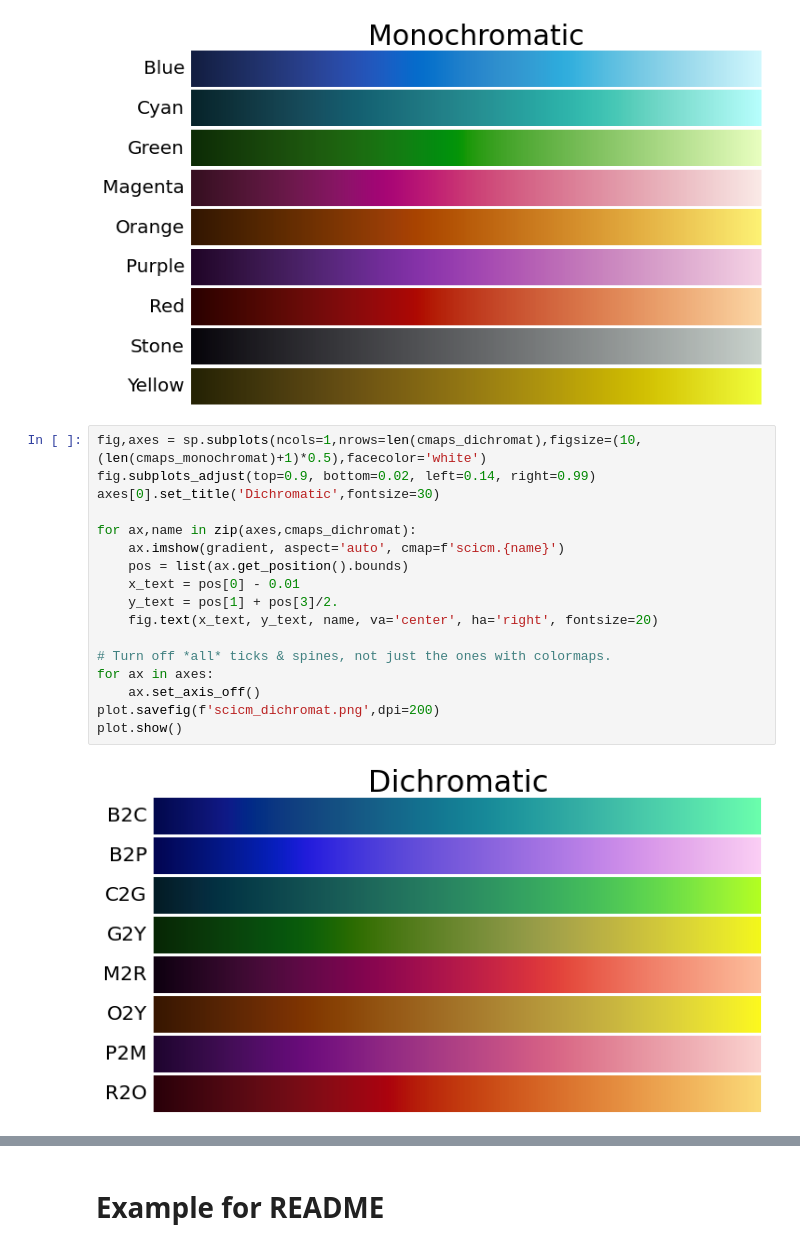
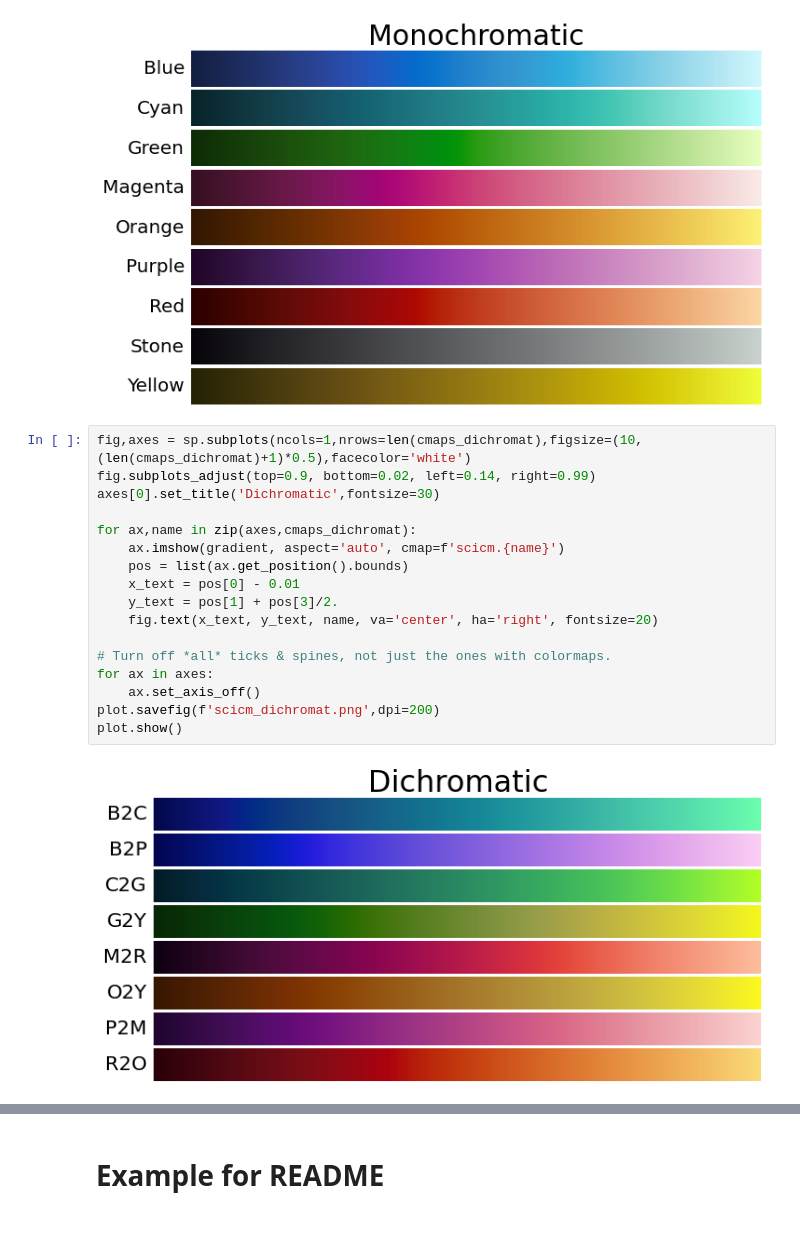
Before and after one commit to MBravoS/scicm, a Jupyter notebook: examples/Example_images.ipynb, the cells around one changed output, grey strips where cells are left out. Drawn from its saved outputs; the diff is of its cells as text.

```diff
--- a/examples/Example_images.ipynb
+++ b/examples/Example_images.ipynb
@@ -34,22 +36,22 @@ plot.show()
 # %% [output]
 [figure]
 # %%
-fig,axes = sp.subplots(ncols=1,nrows=len(cmaps_dichromat),figsize=(10,(len(cmaps_monochromat)+1)*0.5),facecolor='white')
+fig,axes = sp.subplots(ncols=1,nrows=len(cmaps_dichromat),figsize=(10,(len(cmaps_dichromat)+1)*0.5),facecolor='white')
 fig.subplots_adjust(top=0.9, bottom=0.02, left=0.14, right=0.99)
 axes[0].set_title('Dichromatic',fontsize=30)
 
 for ax,name in zip(axes,cmaps_dichromat):
     ax.imshow(gradient, aspect='auto', cmap=f'scicm.{name}')
     pos = list(ax.get_position().bounds)
     x_text = pos[0] - 0.01
     y_text = pos[1] + pos[3]/2.
     fig.text(x_text, y_text, name, va='center', ha='right', fontsize=20)
 
 # Turn off *all* ticks & spines, not just the ones with colormaps.
 for ax in axes:
     ax.set_axis_off()
 plot.savefig(f'scicm_dichromat.png',dpi=200)
 plot.show()
 # %% [output]
-[figure, old version]
+[figure, new version]
 # %%
```
Also changed, not shown: parts of 3 cells of this notebook, 19 other files.
